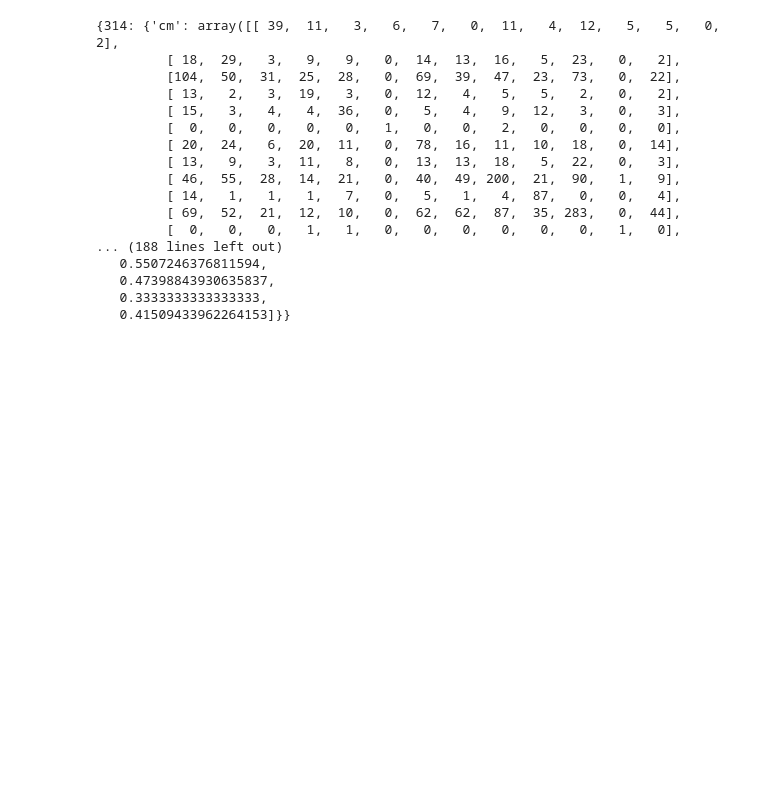
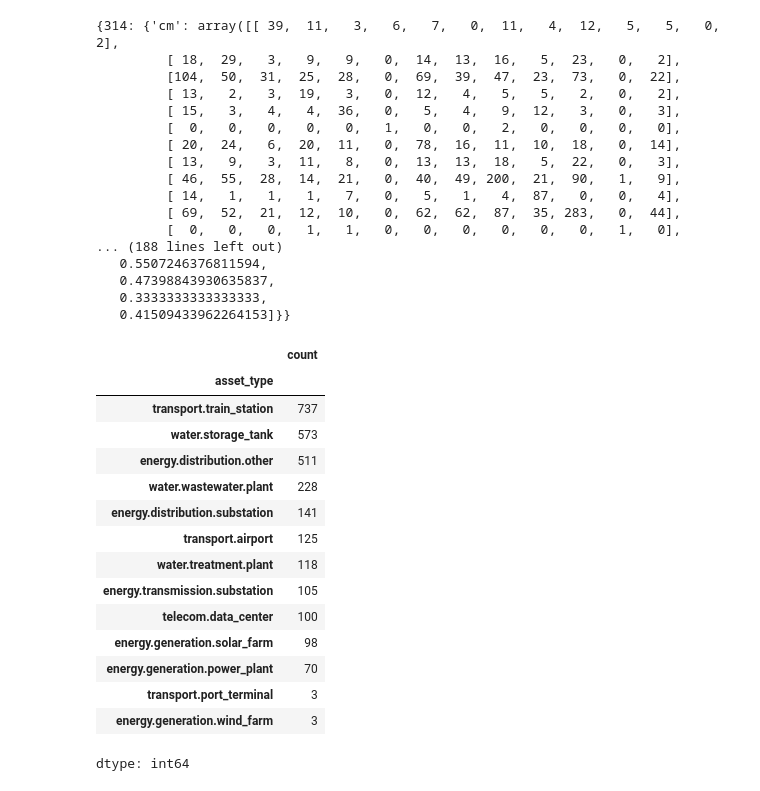
Before and after one commit to justing0909/infra-bench-cls, a Jupyter notebook: colab_notebooks/confusion_matrices.ipynb, the cells around one changed output. Drawn from its saved outputs; the diff is of its cells as text; code cells hidden in the pictures; blank space fills up the shorter version.

```diff
--- a/colab_notebooks/confusion_matrices.ipynb
+++ b/colab_notebooks/confusion_matrices.ipynb
@@ -430,3 +454,25 @@ Mean ± std:           0.2908 ± 0.0135
    0.47398843930635837,
    0.3333333333333333,
    0.41509433962264153]}}
+# %%
+import pandas as pd
+df = pd.read_parquet("/content/drive/MyDrive/infra_fm/data/spatial_split/asset_id_to_split_v1.parquet")
+test_counts = df[df["split"] == "test"]["asset_type"].value_counts()
+test_counts
+# %% [output]
+|  | count |
+| asset_type |  |
+| transport.train_station | 737 |
+| water.storage_tank | 573 |
+| energy.distribution.other | 511 |
+| water.wastewater.plant | 228 |
+| energy.distribution.substation | 141 |
+| transport.airport | 125 |
+| water.treatment.plant | 118 |
+| energy.transmission.substation | 105 |
+| telecom.data_center | 100 |
+| energy.generation.solar_farm | 98 |
+| energy.generation.power_plant | 70 |
+| transport.port_terminal | 3 |
+| energy.generation.wind_farm | 3 |
+dtype: int64
```
Also changed, not shown: parts of 1 cell of this notebook, 1 other file.
